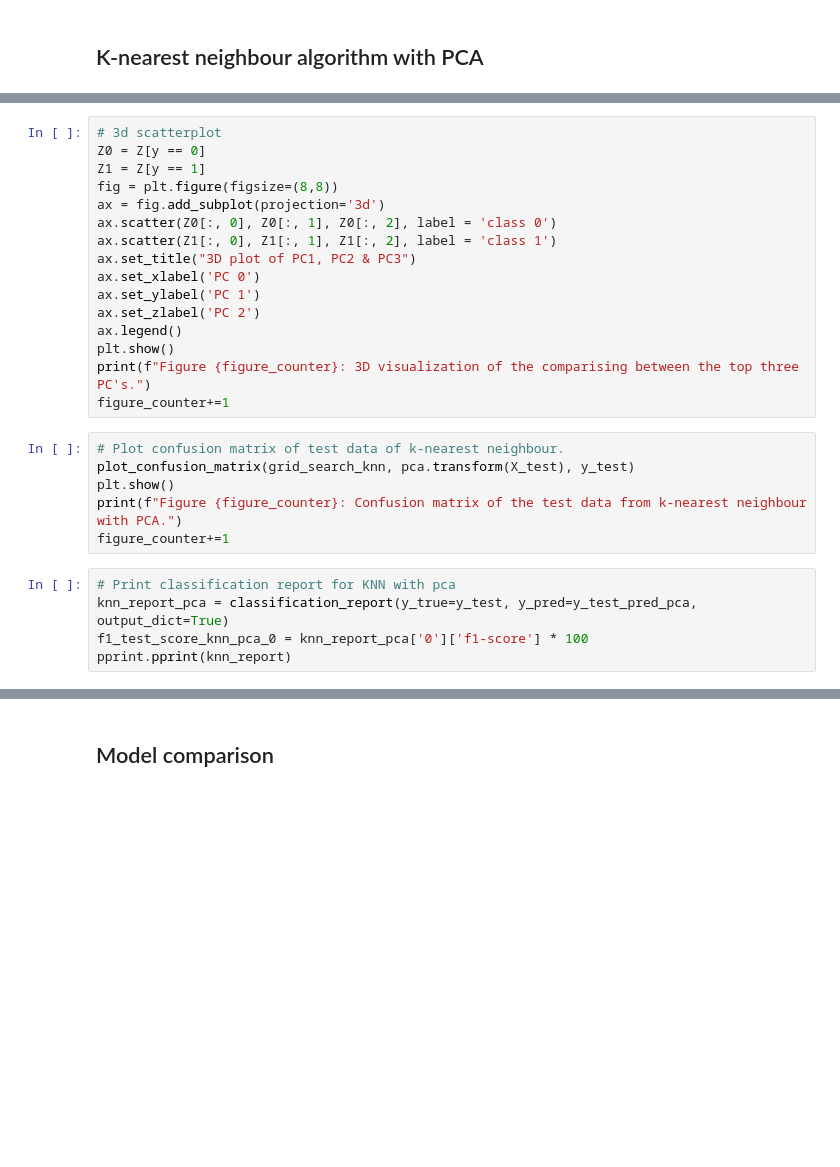
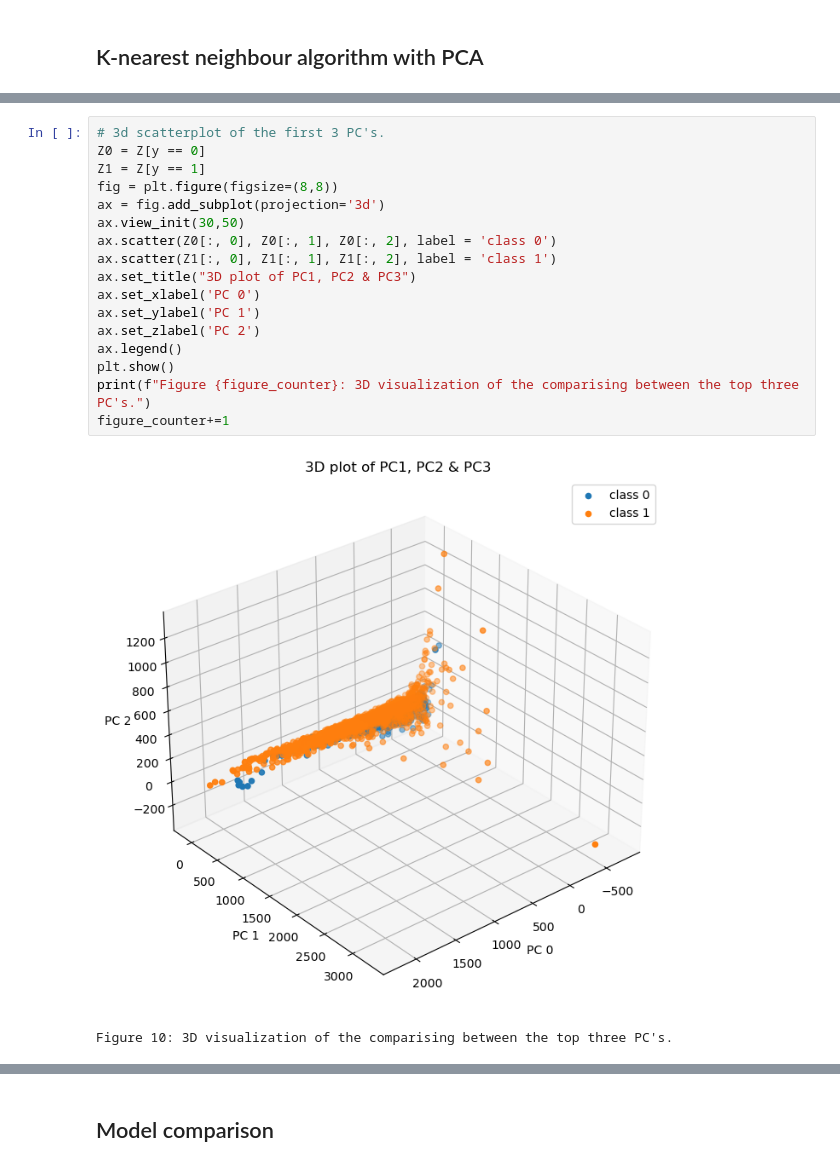
Before and after one commit to Fryke/MRIclassifier, a Jupyter notebook: DSC vs KNN.ipynb, the cells around one changed output, grey strips where cells are left out. Drawn from its saved outputs; the diff is of its cells as text; blank space fills up the shorter version.

```diff
--- a/DSC vs KNN.ipynb
+++ b/DSC vs KNN.ipynb
@@ -511,27 +474,20 @@ figure_counter+=1
 # %%
-# 3d scatterplot
+# 3d scatterplot of the first 3 PC's.
 Z0 = Z[y == 0]
 Z1 = Z[y == 1]
 fig = plt.figure(figsize=(8,8))
 ax = fig.add_subplot(projection='3d')
+ax.view_init(30,50)
 ax.scatter(Z0[:, 0], Z0[:, 1], Z0[:, 2], label = 'class 0')
 ax.scatter(Z1[:, 0], Z1[:, 1], Z1[:, 2], label = 'class 1')
 ax.set_title("3D plot of PC1, PC2 & PC3")
 ax.set_xlabel('PC 0')
 ax.set_ylabel('PC 1')
 ax.set_zlabel('PC 2')
 ax.legend()
 plt.show()
 print(f"Figure {figure_counter}: 3D visualization of the comparising between the top three PC's.")
 figure_counter+=1
+# %% [output]
+[figure, added]
+Figure 10: 3D visualization of the comparising between the top three PC's.
-# %%
-# Plot confusion matrix of test data of k-nearest neighbour.
-plot_confusion_matrix(grid_search_knn, pca.transform(X_test), y_test)
-plt.show()
-print(f"Figure {figure_counter}: Confusion matrix of the test data from k-nearest neighbour with PCA.")
-figure_counter+=1
-# %%
-# Print classification report for KNN with pca
-knn_report_pca = classification_report(y_true=y_test, y_pred=y_test_pred_pca, output_dict=True)
-f1_test_score_knn_pca_0 = knn_report_pca['0']['f1-score'] * 100
-pprint.pprint(knn_report)
```
Also changed, not shown: parts of 27 cells of this notebook, 1 other file.
